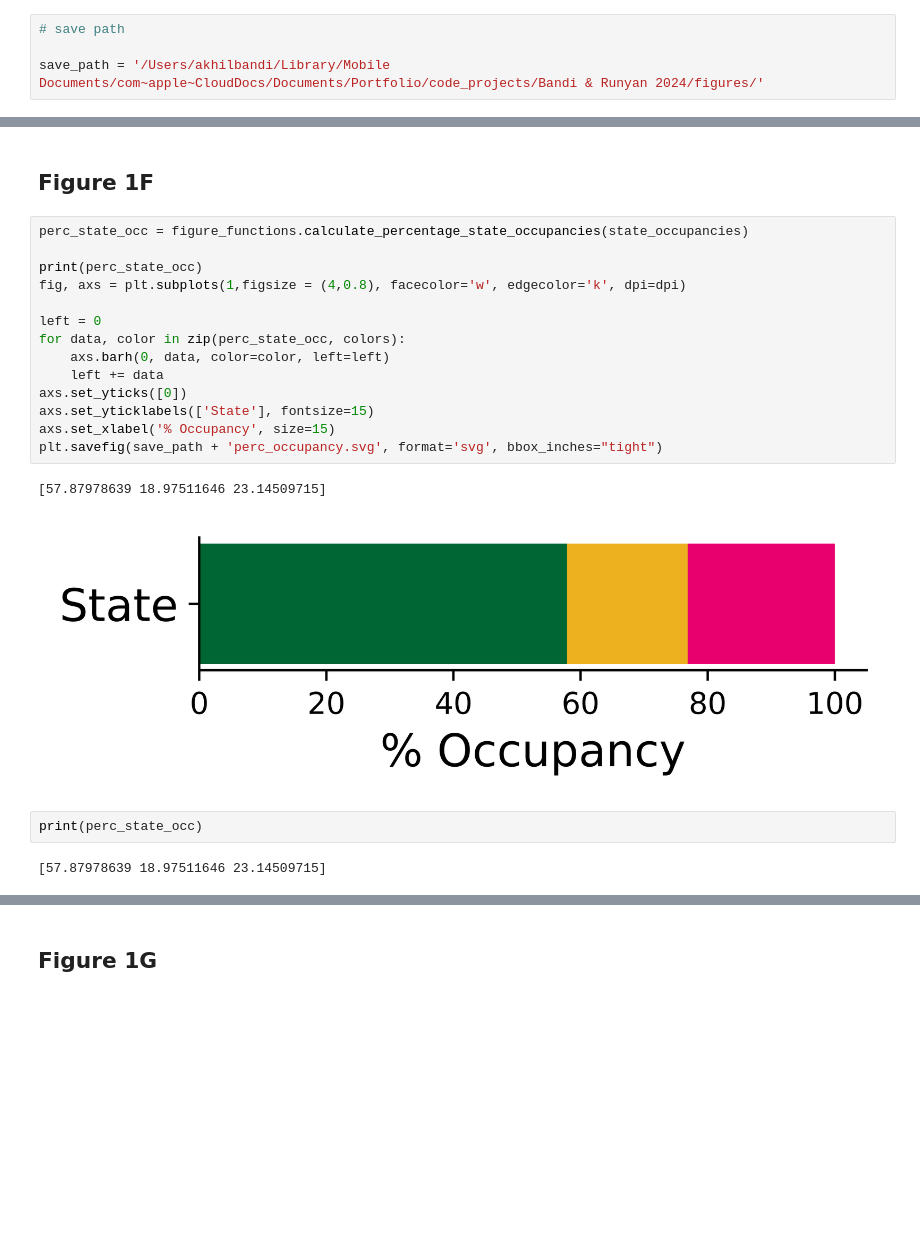
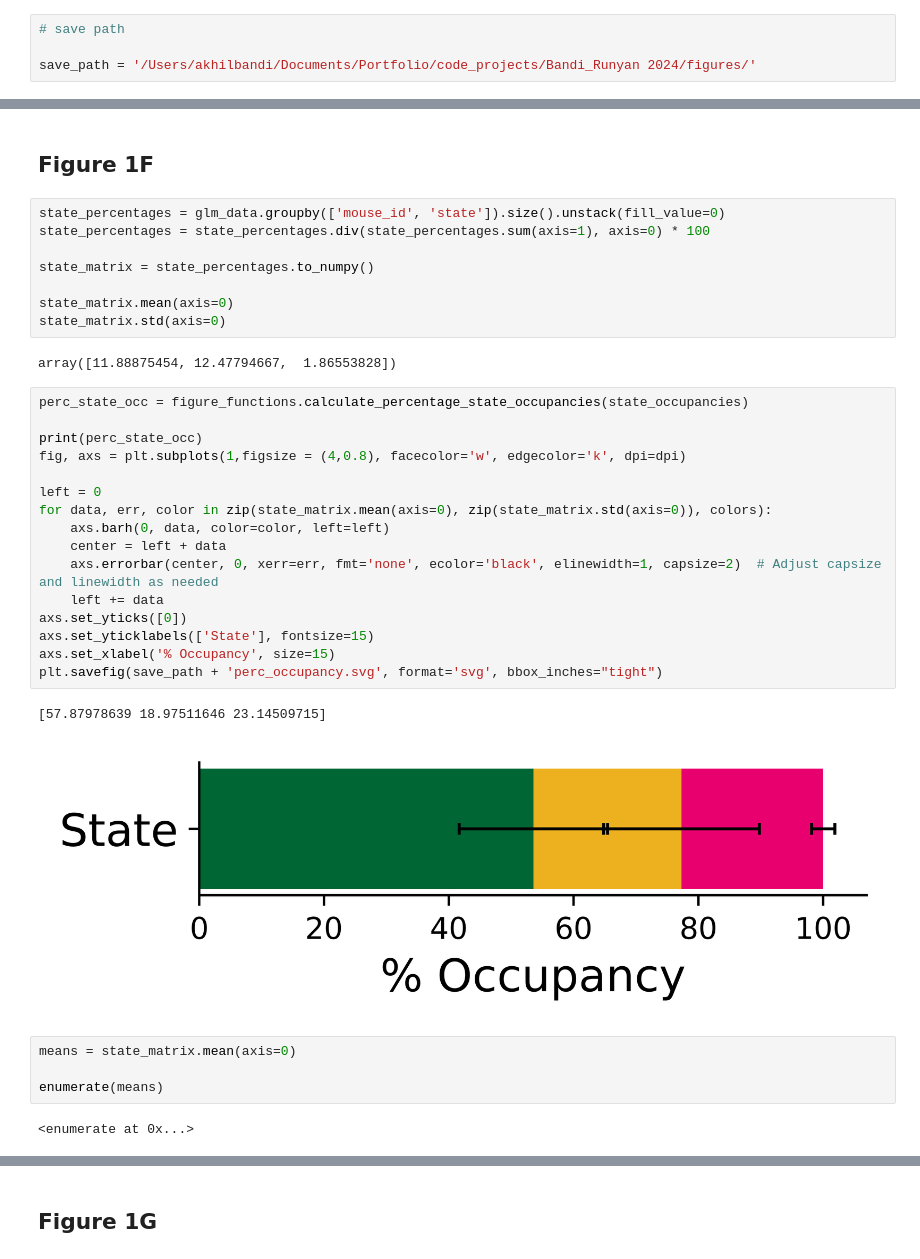
Before and after one commit to acbandi213/Bandi---Runyan-2024, a Jupyter notebook: Figure 1.ipynb, the cells around one changed output, grey strips where cells are left out. Cells and saved outputs as stored; diff of their text form; blank space fills up the shorter version.

```diff
--- a/Figure 1.ipynb
+++ b/Figure 1.ipynb
@@ -24,4 +24,4 @@ dpi = 1600
 # %%
 # save path
 
-save_path = '/Users/akhilbandi/Library/Mobile Documents/com~apple~CloudDocs/Documents/Portfolio/code_projects/Bandi & Runyan 2024/figures/'
+save_path = '/Users/akhilbandi/Documents/Portfolio/code_projects/Bandi_Runyan 2024/figures/'
@@ -131,23 +160,37 @@ plt.savefig(save_path + 'Bweights.svg', format='svg', bbox_inches="tight")
 # %% [markdown]
 ## Figure 1F
+# %%
+state_percentages = glm_data.groupby(['mouse_id', 'state']).size().unstack(fill_value=0)
+state_percentages = state_percentages.div(state_percentages.sum(axis=1), axis=0) * 100
+
+state_matrix = state_percentages.to_numpy()
+
+state_matrix.mean(axis=0)
+state_matrix.std(axis=0)
+# %% [output]
+array([11.88875454, 12.47794667,  1.86553828])
 # %%
 perc_state_occ = figure_functions.calculate_percentage_state_occupancies(state_occupancies)
 
 print(perc_state_occ)
 fig, axs = plt.subplots(1,figsize = (4,0.8), facecolor='w', edgecolor='k', dpi=dpi)
 
 left = 0
-for data, color in zip(perc_state_occ, colors):
+for data, err, color in zip(state_matrix.mean(axis=0), zip(state_matrix.std(axis=0)), colors):
     axs.barh(0, data, color=color, left=left)
+    center = left + data
+    axs.errorbar(center, 0, xerr=err, fmt='none', ecolor='black', elinewidth=1, capsize=2)  # Adjust capsize and linewidth as needed
     left += data
 axs.set_yticks([0])
 axs.set_yticklabels(['State'], fontsize=15)
 axs.set_xlabel('% Occupancy', size=15)
 plt.savefig(save_path + 'perc_occupancy.svg', format='svg', bbox_inches="tight")
 # %% [output]
 [57.87978639 18.97511646 23.14509715]
-[figure, old version]
+[figure, new version]
-# %%
-print(perc_state_occ)
-# %% [output]
-[57.87978639 18.97511646 23.14509715]
+# %%
+means = state_matrix.mean(axis=0)
+
+enumerate(means)
+# %% [output]
+<enumerate at 0x...>
```
Also changed, not shown: parts of 9 cells of this notebook, 18 other files.
